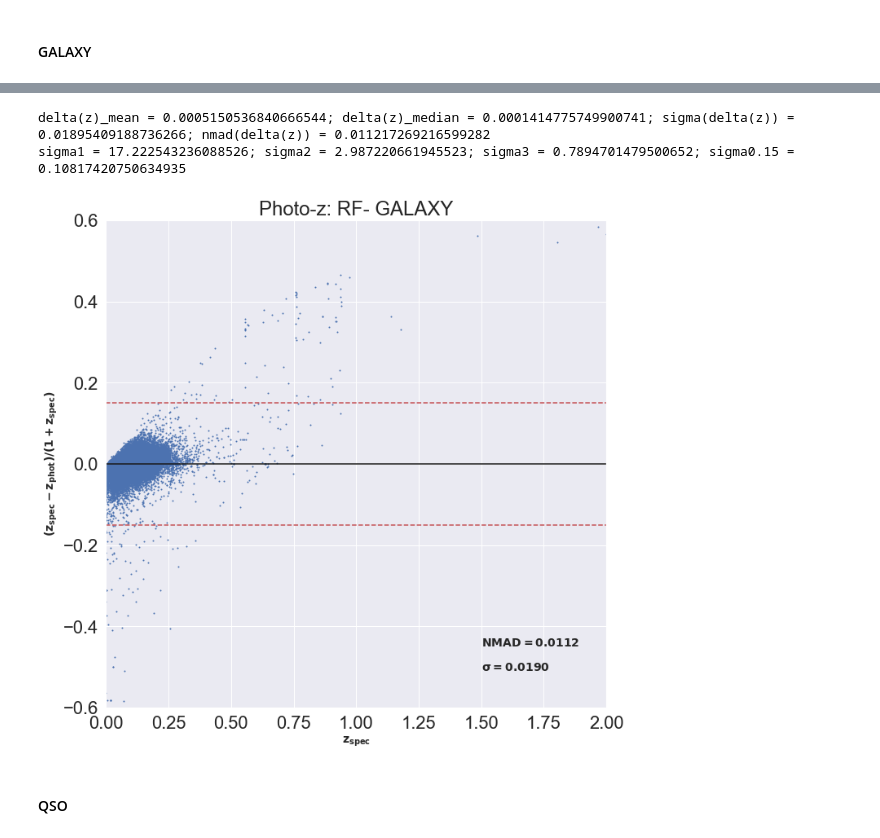
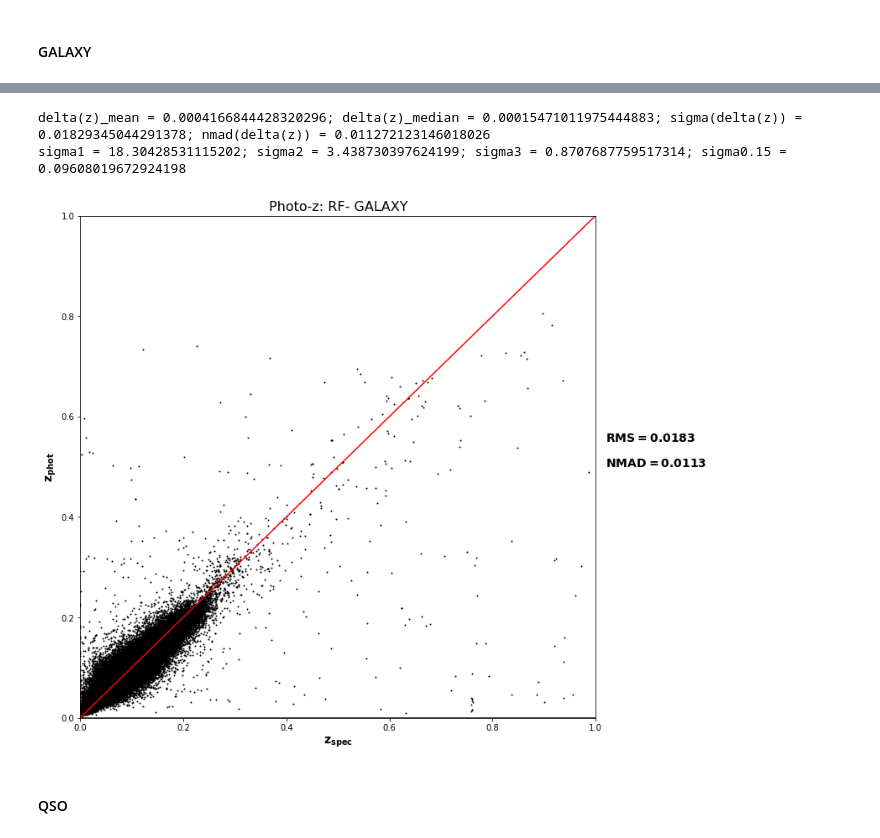
Before and after one commit to mofokeng-chaka/Classification-Photo-z_Regression_Demo, a Jupyter notebook: Multi-Wavelength_Classification_and_Regression.ipynb, the cells around one changed output, grey strips where cells are left out. Saved outputs shown, nothing was run; the diff lists cells and outputs as text; code cells hidden in the pictures.

```diff
--- a/Multi-Wavelength_Classification_and_Regression.ipynb
+++ b/Multi-Wavelength_Classification_and_Regression.ipynb
@@ -134,7 +135,7 @@ def Preprocessing(filename, task='C', N=1000000):
         y = pd.factorize(class_0)[0]
 
         #splitting data into 80% and 20% train and test datasets, respectively
-        x_train, x_test, y_train, y_test, i_train, i_test = train_test_split(x, y,cond_u_g_r_i_z, test_size=0.20)
+        x_train, x_test, y_train, y_test, i_train, i_test = train_test_split(x, y,cond_u_g_r_i_z, test_size=0.20, random_state=1, stratify=y)
 # %%
 def plot_confusion_matrix(cm, classes,
                           normalize=False,
@@ -806,12 +822,12 @@ sigma1 = 20.723087466573496; sigma2 = 3.3916981334910035; sigma3 = 0.79282959538
 # %%
 ### RandomForestRegressor
 #using 30 number of decision trees
 rfg = RandomForestRegressor(30)
-regressor(rfg,x_data,y_data, i_gal, i_qso, 'RF', 'GALAXY', [[0.0,2.0],[-0.6,0.6]])
+regressor(rfg,x_data,y_data, i_gal, i_qso, 'RF', 'GALAXY', [[0.0,1.0],[0.0,1.0]])
 # %% [output]
-delta(z)_mean = 0.0005150536840666544; delta(z)_median = 0.0001414775749900741; sigma(delta(z)) = 0.01895409188736266; nmad(delta(z)) = 0.011217269216599282
-sigma1 = 17.222543236088526; sigma2 = 2.987220661945523; sigma3 = 0.7894701479500652; sigma0.15 = 0.10817420750634935
+delta(z)_mean = 0.0004166844428320296; delta(z)_median = 0.00015471011975444883; sigma(delta(z)) = 0.01829345044291378; nmad(delta(z)) = 0.011272123146018026
+sigma1 = 18.30428531115202; sigma2 = 3.438730397624199; sigma3 = 0.8707687759517314; sigma0.15 = 0.09608019672924198
-[figure, old version]
+[figure, new version]
 # %% [markdown]
 #### QSO
 # %%
```
Also changed, not shown: parts of 5 cells of this notebook.
